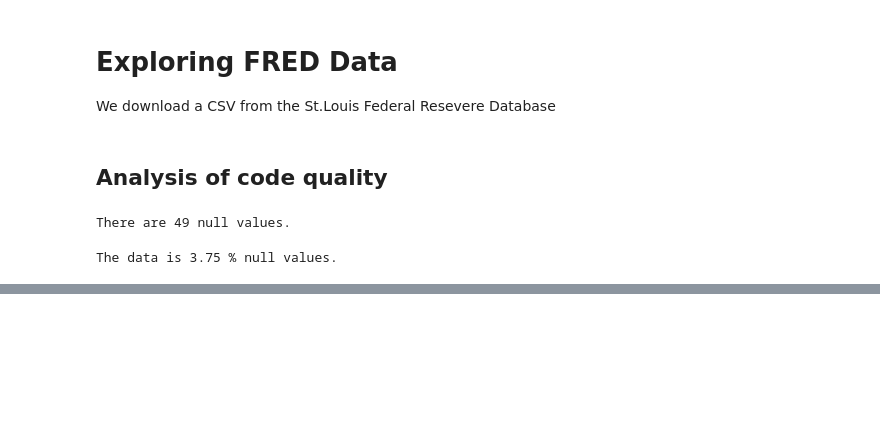
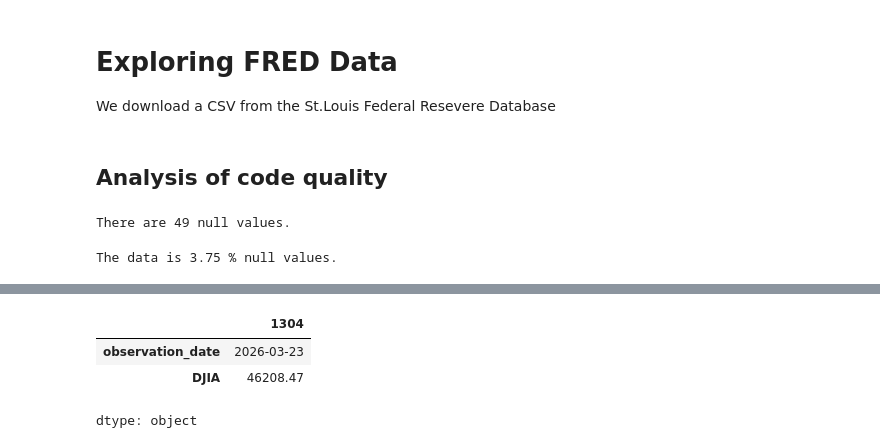
Before and after one commit to bigbirdjones/laguardia_data_analytics, a Jupyter notebook: DowJonesAnalysis.ipynb, the cells around one changed output, grey strips where cells are left out. Drawn from its saved outputs; the diff is of its cells as text; code cells hidden in the pictures; blank space fills up the shorter version.

```diff
--- a/DowJonesAnalysis.ipynb
+++ b/DowJonesAnalysis.ipynb
@@ -37,0 +63,8 @@ ax.set(
+# %%
+#By default we have an index that represents the ORIGINAL row position when the  data was imported.
+df.loc[1304]
+# %% [output]
+|  | 1304 |
+| observation_date | 2026-03-23 |
+| DJIA | 46208.47 |
+dtype: object
```
Also changed, not shown: parts of 7 cells of this notebook.
